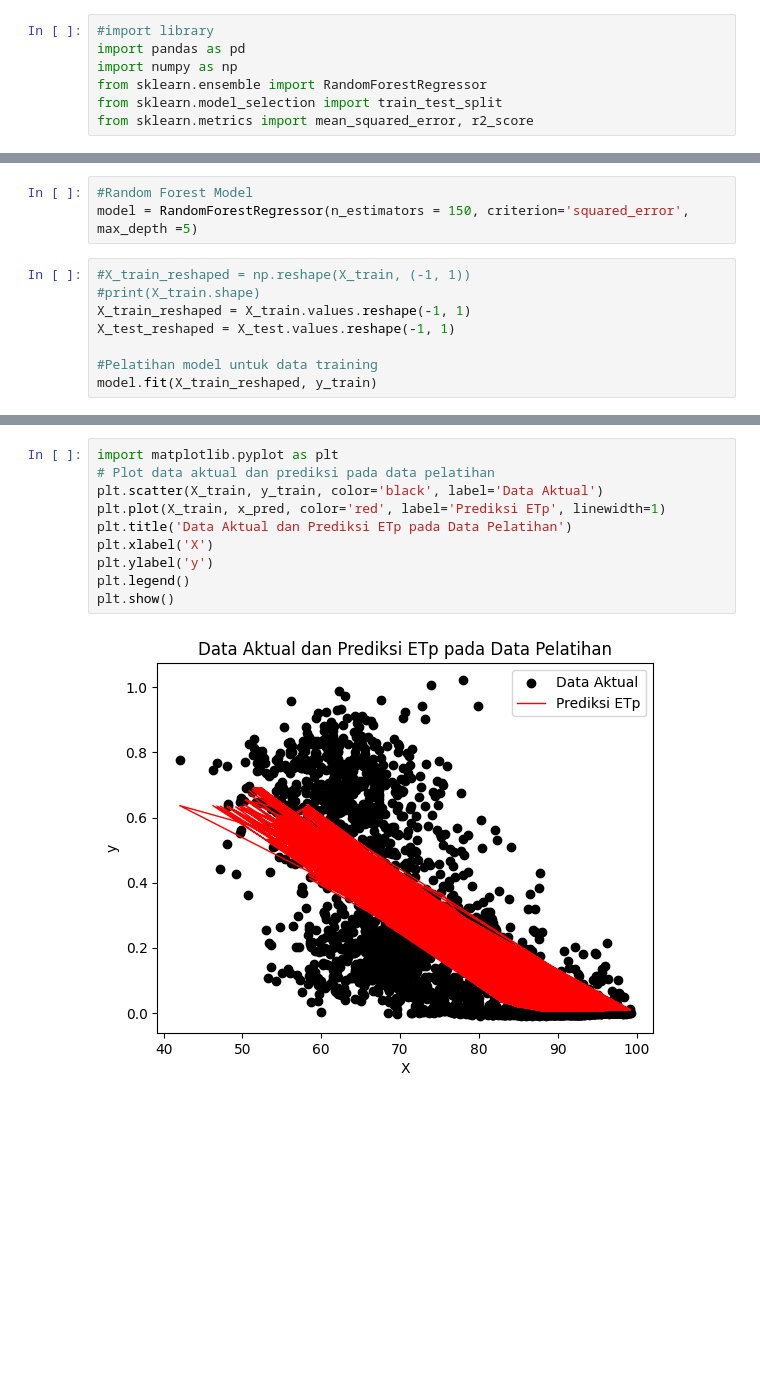
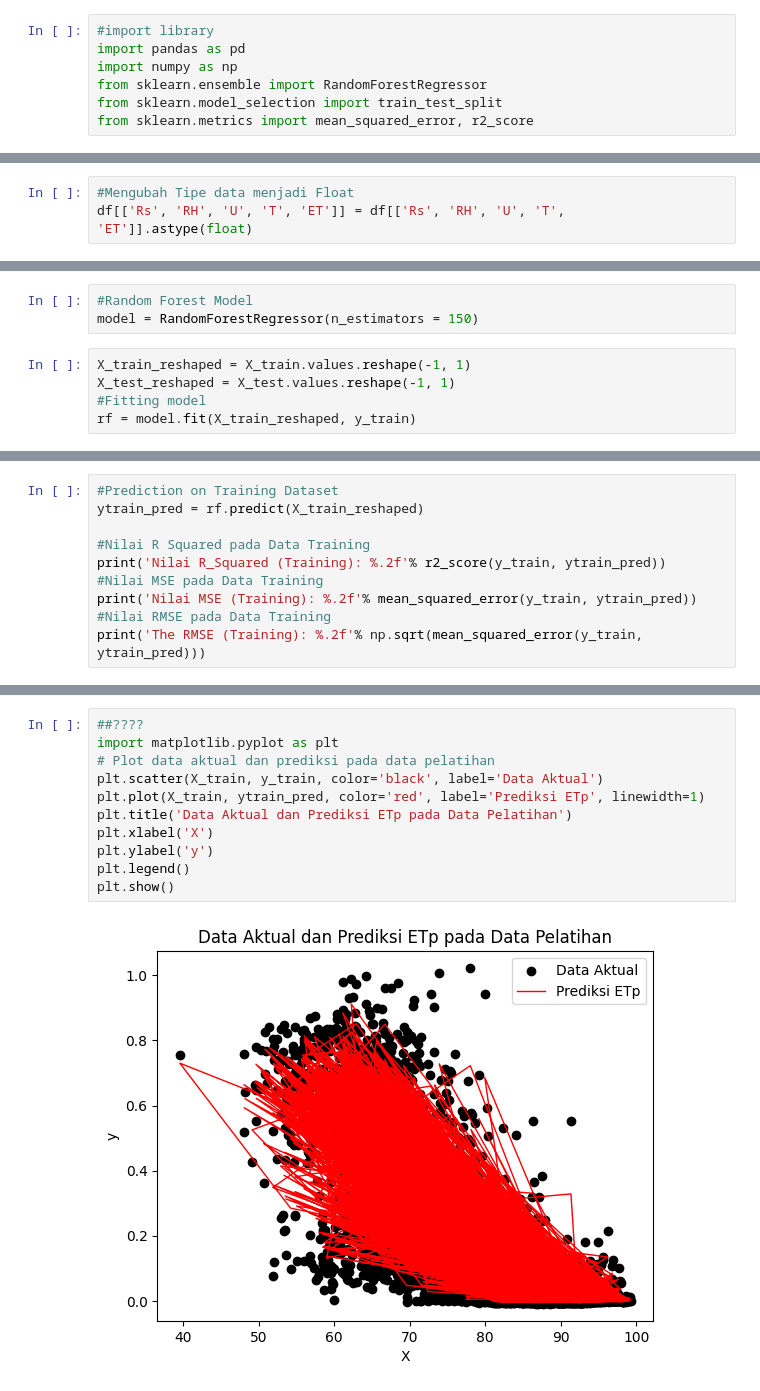
Before and after one commit to Aprilianiput21/TA_Model-ETp, a Jupyter notebook: RF_Tungkub_RH.ipynb, the cells around one changed output, grey strips where cells are left out. Drawn from its saved outputs; the diff is of its cells as text; blank space fills up the shorter version.

```diff
--- a/RF_Tungkub_RH.ipynb
+++ b/RF_Tungkub_RH.ipynb
@@ -57,0 +48,3 @@ X_train, X_test, y_train, y_test = train_test_split(X, y, test_size=0.3)
+# %%
+#Mengubah Tipe data menjadi Float
+df[['Rs', 'RH', 'U', 'T', 'ET']] = df[['Rs', 'RH', 'U', 'T', 'ET']].astype(float)
@@ -58,11 +77,8 @@ X_train, X_test, y_train, y_test = train_test_split(X, y, test_size=0.3)
 # %%
 #Random Forest Model
-model = RandomForestRegressor(n_estimators = 150, criterion='squared_error', max_depth =5)
+model = RandomForestRegressor(n_estimators = 150)
 # %%
-#X_train_reshaped = np.reshape(X_train, (-1, 1))
-#print(X_train.shape)
 X_train_reshaped = X_train.values.reshape(-1, 1)
 X_test_reshaped = X_test.values.reshape(-1, 1)
-
-#Pelatihan model untuk data training
-model.fit(X_train_reshaped, y_train)
+#Fitting model
+rf = model.fit(X_train_reshaped, y_train)
@@ -85,0 +87,10 @@ R-squared:  0.63
+# %%
+#Prediction on Training Dataset
+ytrain_pred = rf.predict(X_train_reshaped)
+
+#Nilai R Squared pada Data Training
+print('Nilai R_Squared (Training): %.2f'% r2_score(y_train, ytrain_pred))
+#Nilai MSE pada Data Training
+print('Nilai MSE (Training): %.2f'% mean_squared_error(y_train, ytrain_pred))
+#Nilai RMSE pada Data Training
+print('The RMSE (Training): %.2f'% np.sqrt(mean_squared_error(y_train, ytrain_pred)))
@@ -86,15 +115,16 @@ R-squared:  0.63
 # %%
+##????
 import matplotlib.pyplot as plt
 # Plot data aktual dan prediksi pada data pelatihan
 plt.scatter(X_train, y_train, color='black', label='Data Aktual')
-plt.plot(X_train, x_pred, color='red', label='Prediksi ETp', linewidth=1)
+plt.plot(X_train, ytrain_pred, color='red', label='Prediksi ETp', linewidth=1)
 plt.title('Data Aktual dan Prediksi ETp pada Data Pelatihan')
 plt.xlabel('X')
 plt.ylabel('y')
 plt.legend()
 plt.show()
 # %% [output]
-[figure, old version]
+[figure, new version]
 # %%
 #Plot pada data test
 plt.scatter(X_test, y_test, color = 'black', label = 'Data Aktual')
```
Also changed, not shown: parts of 16 cells of this notebook.
